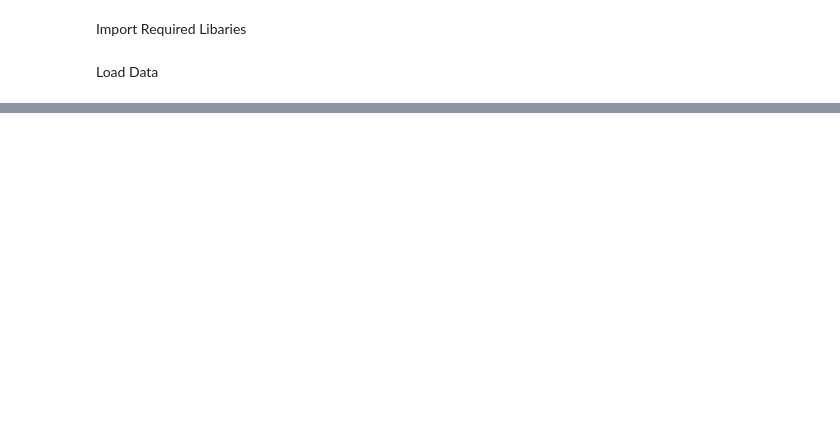
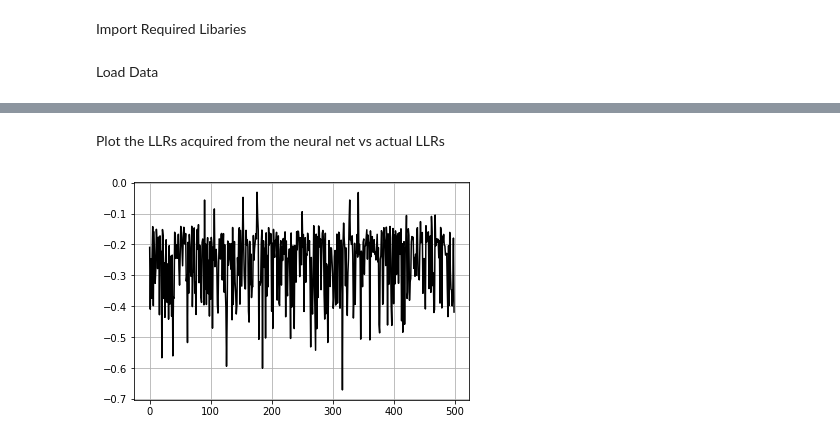
Before and after one commit to puresoda/LLR_net, a Jupyter notebook: LLR_NN.ipynb, the cells around one changed output, grey strips where cells are left out. Saved outputs shown, nothing was run; the diff lists cells and outputs as text; code cells hidden in the pictures; blank space fills up the shorter version.

```diff
--- a/LLR_NN.ipynb
+++ b/LLR_NN.ipynb
@@ -49,0 +98,16 @@ OSError: ignored
+# %%
+model_input = Input(shape=(X_train.shape[1]), name='model_input')
+num_outputs = y_train.shape[1]
+num_layers = 7
+
+x = Dense(512, activation='relu')(model_input)
+for i in range(num_layers, 1, -1):
+  x = Dense(max(num_outputs, 2**i), activation="relu")(x)
+
+output_vec = [None]*num_outputs
+for i in range(num_outputs):
+  out_layer_name = "LLR_bit_" + str(i+1)
+  output_vec[i] = Dense(1, activation = "linear", name = out_layer_name)(x)
+
+model = Model(inputs = model_input, outputs = output_vec)
+model.summary()
@@ -49,0 +134,15 @@ OSError: ignored
+# %%
+model.compile(loss='logcosh',
+              optimizer = optimizers.Nadam(),
+              metrics = ['mean_squared_error'])
+
+y_train_flattened = [None] * num_outputs
+y_valid_flattened = [None] * num_outputs
+y_test_flattened = [None] * num_outputs
+
+for i in range(num_outputs):
+  y_train_flattened[i] = y_train[:,i]
+  y_valid_flattened[i] = y_valid[:,i]
+  y_test_flattened[i] = y_test[:,i]
+
+history = model.fit(X_train, y_train_flattened, validation_data=(X_valid, y_valid_flattened), batch_size=100, epochs=50, verbose = 0)
@@ -49,0 +181,11 @@ OSError: ignored
+# %% [markdown]
+Plot the LLRs acquired from the neural net vs actual LLRs
+# %%
+y_pred = [None]*num_outputs
+y_pred = model.predict(X_test)
+
+plt.plot(np.asarray(y_pred[0][:]) - y_test[:,0].reshape([-1,1]), 'k')
+plt.grid()
+plt.show()
+# %% [output]
+[figure, added]
```
Also changed, not shown: parts of 11 cells of this notebook.
